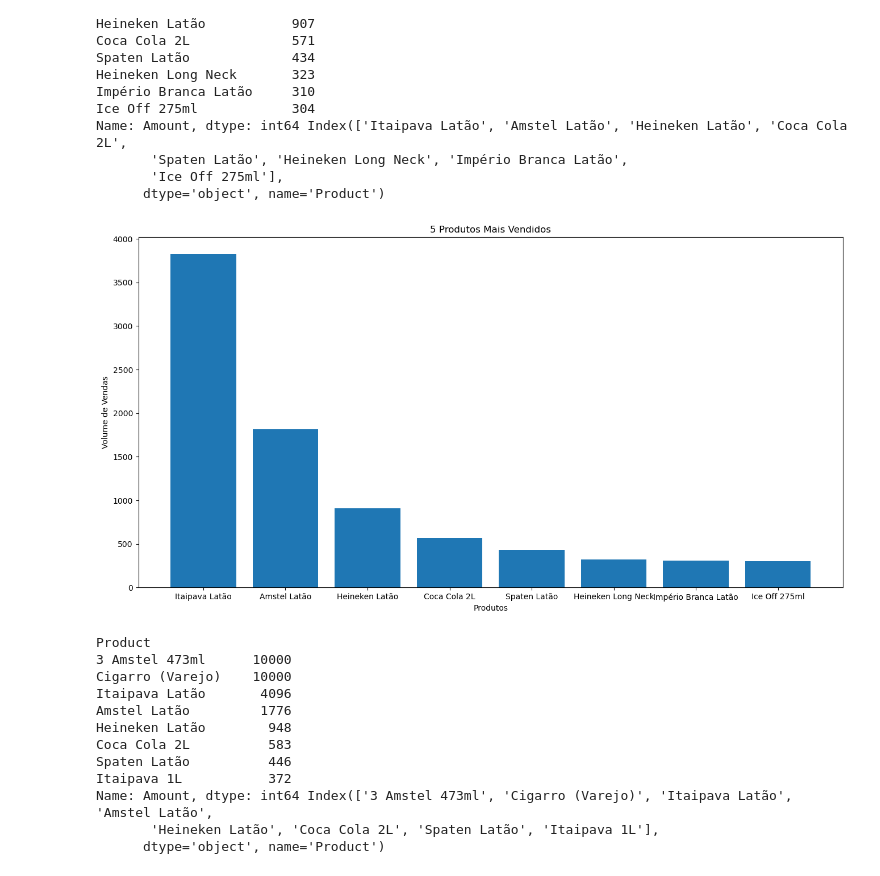
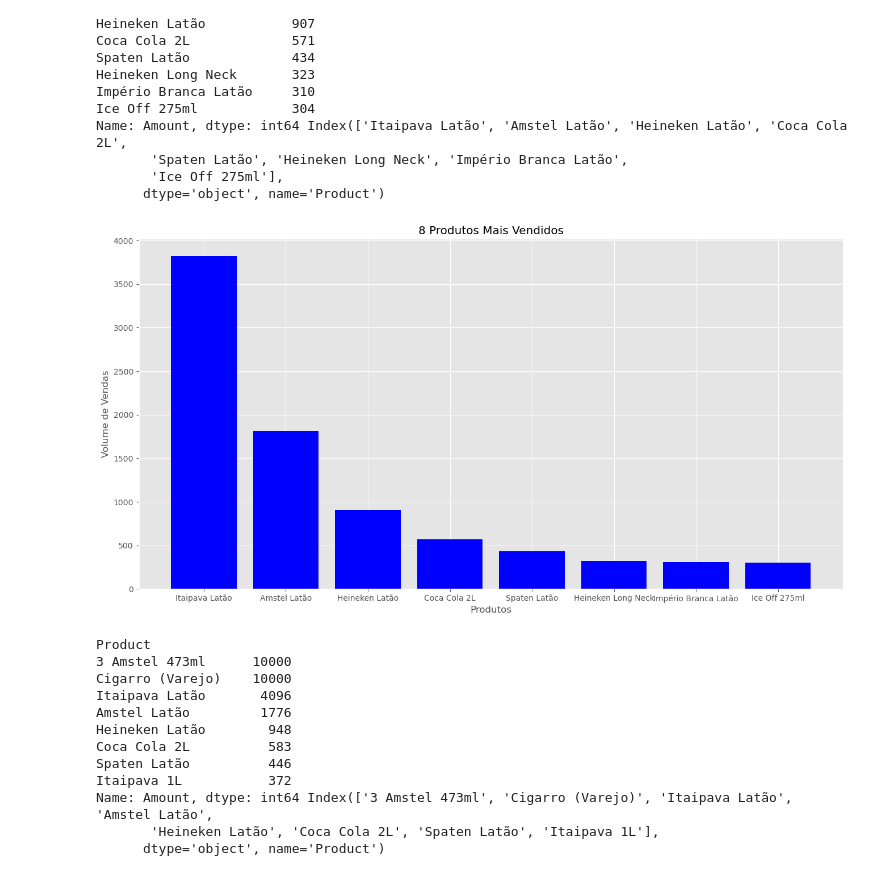
Before and after one commit to raphael-ss/stock-prediction-bev-distr, a Jupyter notebook: EDA.ipynb, the cells around one changed output. Saved outputs shown, nothing was run; the diff lists cells and outputs as text; code cells hidden in the pictures.

```diff
--- a/EDA.ipynb
+++ b/EDA.ipynb
@@ -11,6 +11,8 @@ import matplotlib.pyplot as plt
 import seaborn as sns
 import plotly.graph_objs as go
 import plotly.express as px
+# %%
+mpl.style.use('ggplot')
 # %%
 dez = pd.read_csv('DEZ-2023.csv')
 jan = pd.read_csv('JAN-2024.csv')
@@ -239,15 +261,15 @@ Name: Amount, dtype: int64 Index(['Itaipava Latão', 'Amstel Latão', 'Heineken
 # %%
 plt.figure(figsize=(16, 8))
 
-plt.bar(top_8_products_sales_vol, top_8_products)
+plt.bar(top_8_products_sales_vol, top_8_products, color='blue')
 
-plt.title('5 Produtos Mais Vendidos')
+plt.title('8 Produtos Mais Vendidos')
 plt.xlabel('Produtos')
 plt.ylabel('Volume de Vendas')
 
 plt.show()
 # %% [output]
-[figure, old version]
+[figure, new version]
 # %%
 products_buys = df.loc[df.Flow == "Produto"].groupby('Product').Amount.sum()
 top_8_products_buys_vol = products_buys.sort_values(ascending=False)[:8].index
```
Also changed, not shown: parts of 18 cells of this notebook.
